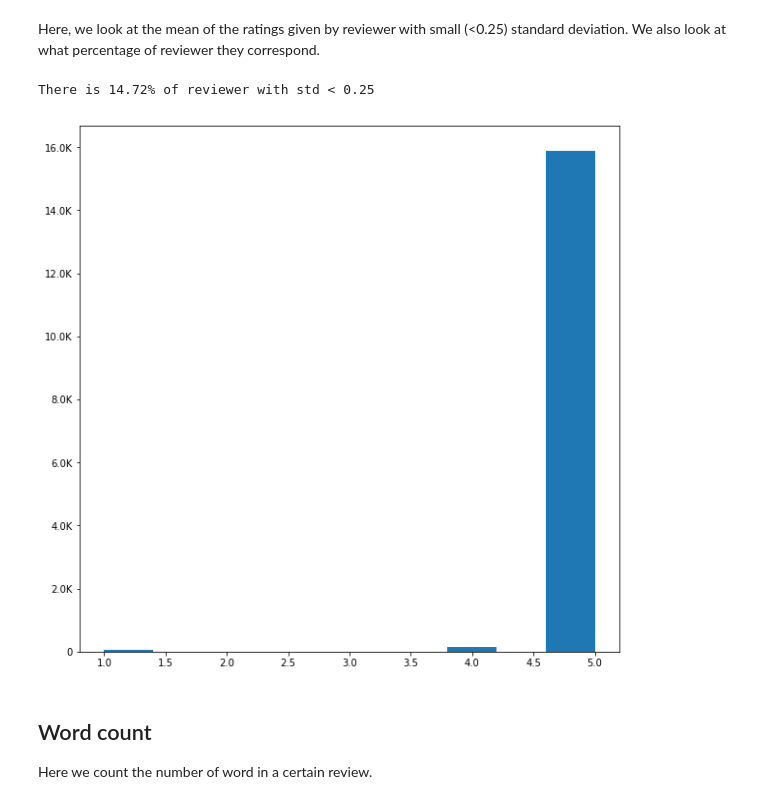
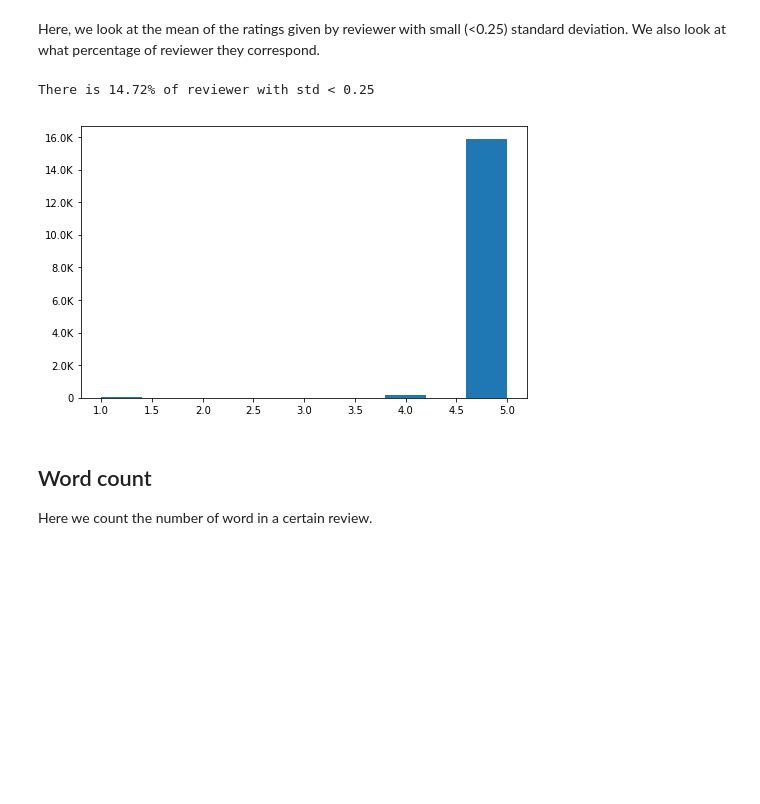
Before and after one commit to raphaelBarman/ADA-dh, a Jupyter notebook: project/milestone2/Subset Exploration.ipynb, the cells around one changed output. Cells and saved outputs as stored; diff of their text form; code cells hidden in the pictures; blank space fills up the shorter version.

```diff
--- a/project/milestone2/Subset Exploration.ipynb
+++ b/project/milestone2/Subset Exploration.ipynb
@@ -92,11 +94,11 @@ We also look at what percentage of reviewer they correspond.
 # %%
 print("There is %.2f%% of reviewer with std < 0.25"%(average_std_score.filter(average_std_score.std < 0.25).count()/average_std_score.count()*100))
 fig, ax = plt.subplots()
-fig.set_size_inches(10, 10)
+fig.set_size_inches(8, 5)
 hist(ax, average_std_score.filter(average_std_score.std < 0.25).select("mean"));
 # %% [output]
 There is 14.72% of reviewer with std < 0.25
-[figure, old version]
+[figure, new version]
 # %% [markdown]
 ## Word count
 Here we count the number of word in a certain review.
```
Also changed, not shown: parts of 24 cells of this notebook.
